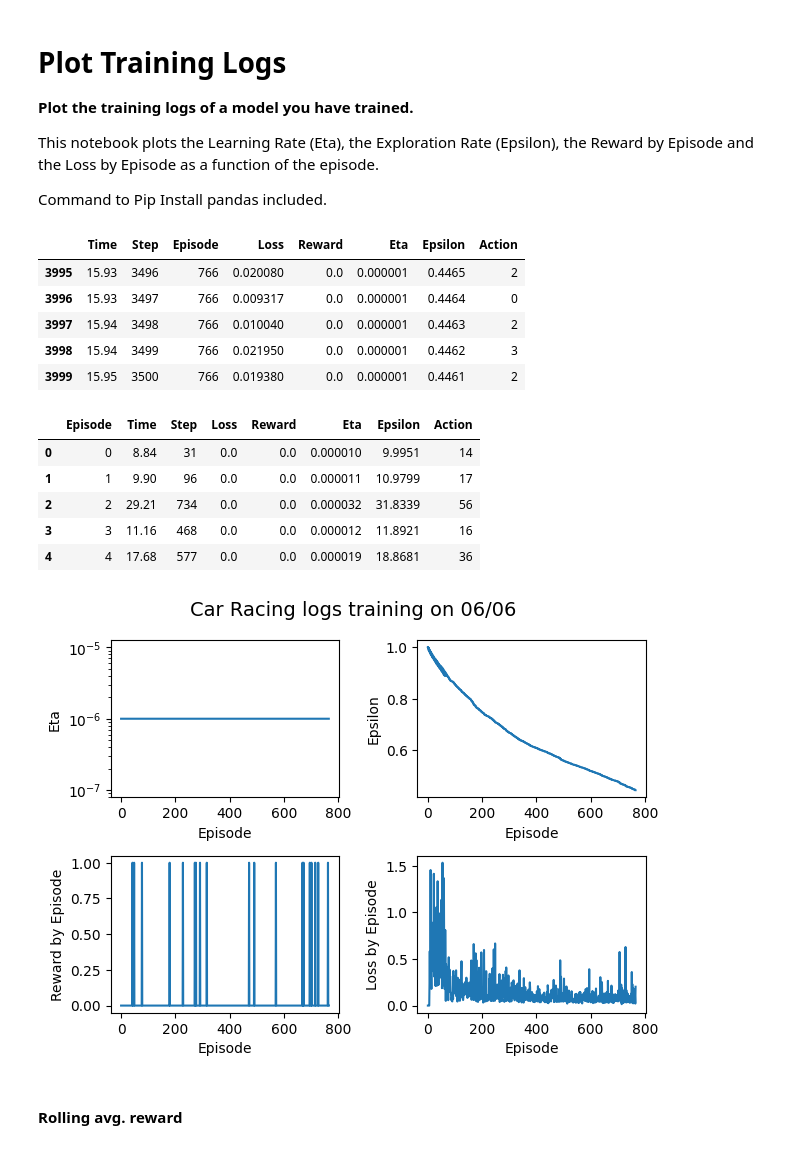
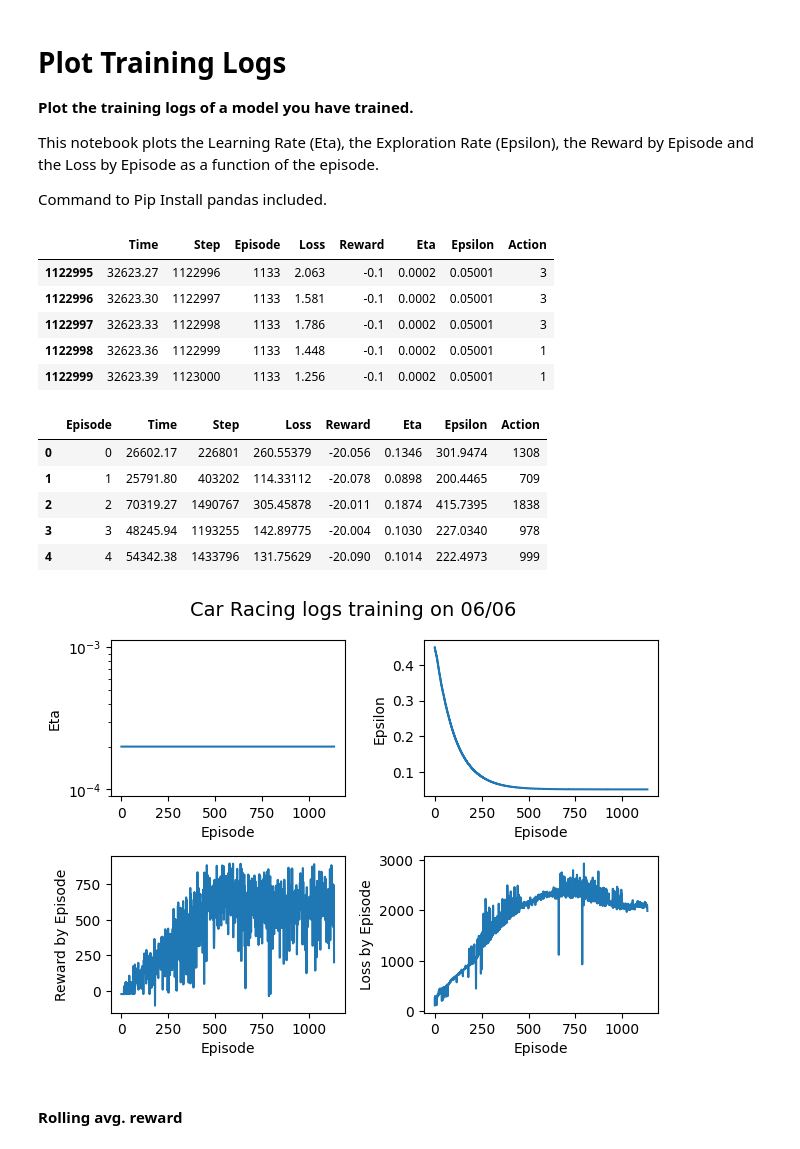
Before and after one commit to Rheyles/from-a-to-b-with-rl, a Jupyter notebook: notebooks/logs.ipynb, the cells around one changed output. Cells and saved outputs as stored; diff of their text form; code cells hidden in the pictures.

```diff
--- a/notebooks/logs.ipynb
+++ b/notebooks/logs.ipynb
@@ -13,26 +13,26 @@ import matplotlib.pyplot as plt
 import os
 # %%
 #Add path to model you have trained
-PATH = "../models/0609_2115_FrozenDQNAgentBase"
+PATH = "../models/0610_0002_CarDQNAgent"
 logs = pd.read_csv(os.path.join(PATH,"log.csv"))
 logs.tail()
 # %% [output]
 |  | Time | Step | Episode | Loss | Reward | Eta | Epsilon | Action |
-| 3995 | 15.93 | 3496 | 766 | 0.020080 | 0.0 | 0.000001 | 0.4465 | 2 |
-| 3996 | 15.93 | 3497 | 766 | 0.009317 | 0.0 | 0.000001 | 0.4464 | 0 |
-| 3997 | 15.94 | 3498 | 766 | 0.010040 | 0.0 | 0.000001 | 0.4463 | 2 |
-| 3998 | 15.94 | 3499 | 766 | 0.021950 | 0.0 | 0.000001 | 0.4462 | 3 |
-| 3999 | 15.95 | 3500 | 766 | 0.019380 | 0.0 | 0.000001 | 0.4461 | 2 |
+| 1122995 | 32623.27 | 1122996 | 1133 | 2.063 | -0.1 | 0.0002 | 0.05001 | 3 |
+| 1122996 | 32623.30 | 1122997 | 1133 | 1.581 | -0.1 | 0.0002 | 0.05001 | 3 |
+| 1122997 | 32623.33 | 1122998 | 1133 | 1.786 | -0.1 | 0.0002 | 0.05001 | 3 |
+| 1122998 | 32623.36 | 1122999 | 1133 | 1.448 | -0.1 | 0.0002 | 0.05001 | 1 |
+| 1122999 | 32623.39 | 1123000 | 1133 | 1.256 | -0.1 | 0.0002 | 0.05001 | 1 |
 # %%
 logs_by_episode = logs.groupby('Episode').sum('Reward').reset_index()
 logs_by_episode.head()
 # %% [output]
 |  | Episode | Time | Step | Loss | Reward | Eta | Epsilon | Action |
-| 0 | 0 | 8.84 | 31 | 0.0 | 0.0 | 0.000010 | 9.9951 | 14 |
-| 1 | 1 | 9.90 | 96 | 0.0 | 0.0 | 0.000011 | 10.9799 | 17 |
-| 2 | 2 | 29.21 | 734 | 0.0 | 0.0 | 0.000032 | 31.8339 | 56 |
-| 3 | 3 | 11.16 | 468 | 0.0 | 0.0 | 0.000012 | 11.8921 | 16 |
-| 4 | 4 | 17.68 | 577 | 0.0 | 0.0 | 0.000019 | 18.8681 | 36 |
+| 0 | 0 | 26602.17 | 226801 | 260.55379 | -20.056 | 0.1346 | 301.9474 | 1308 |
+| 1 | 1 | 25791.80 | 403202 | 114.33112 | -20.078 | 0.0898 | 200.4465 | 709 |
+| 2 | 2 | 70319.27 | 1490767 | 305.45878 | -20.011 | 0.1874 | 415.7395 | 1838 |
+| 3 | 3 | 48245.94 | 1193255 | 142.89775 | -20.004 | 0.1030 | 227.0340 | 978 |
+| 4 | 4 | 54342.38 | 1433796 | 131.75629 | -20.090 | 0.1014 | 222.4973 | 999 |
 # %%
 def plot_logs(logs, title):
 
@@ -74,7 +74,7 @@ def plot_logs(logs, title):
 # %%
 plot_logs(logs, 'Car Racing logs training on 06/06')
 # %% [output]
-[figure, old version]
+[figure, new version]
 # %% [markdown]
 #### Rolling avg. reward
 # %%
```
Also changed, not shown: parts of 4 cells of this notebook, 13 other files.
